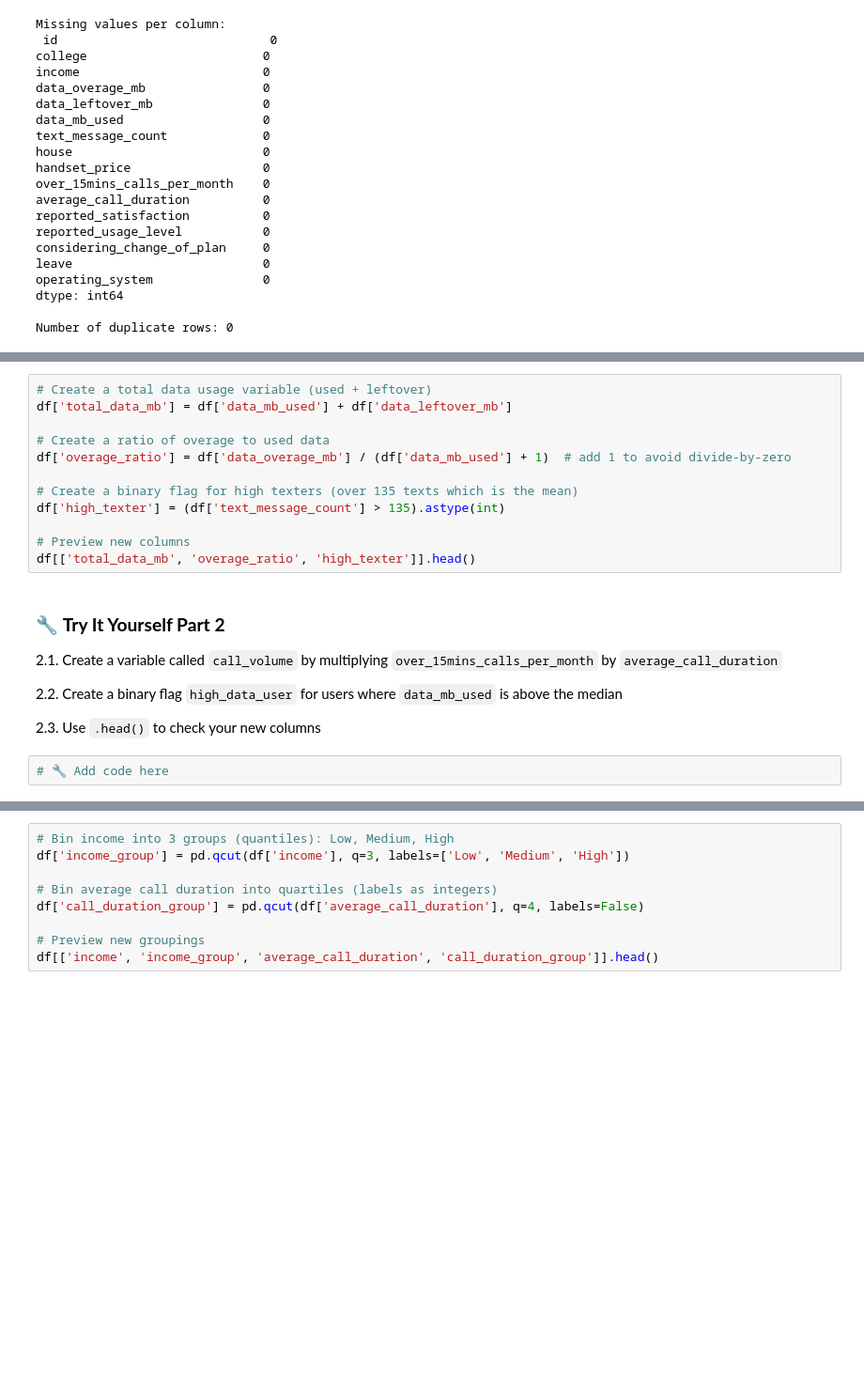
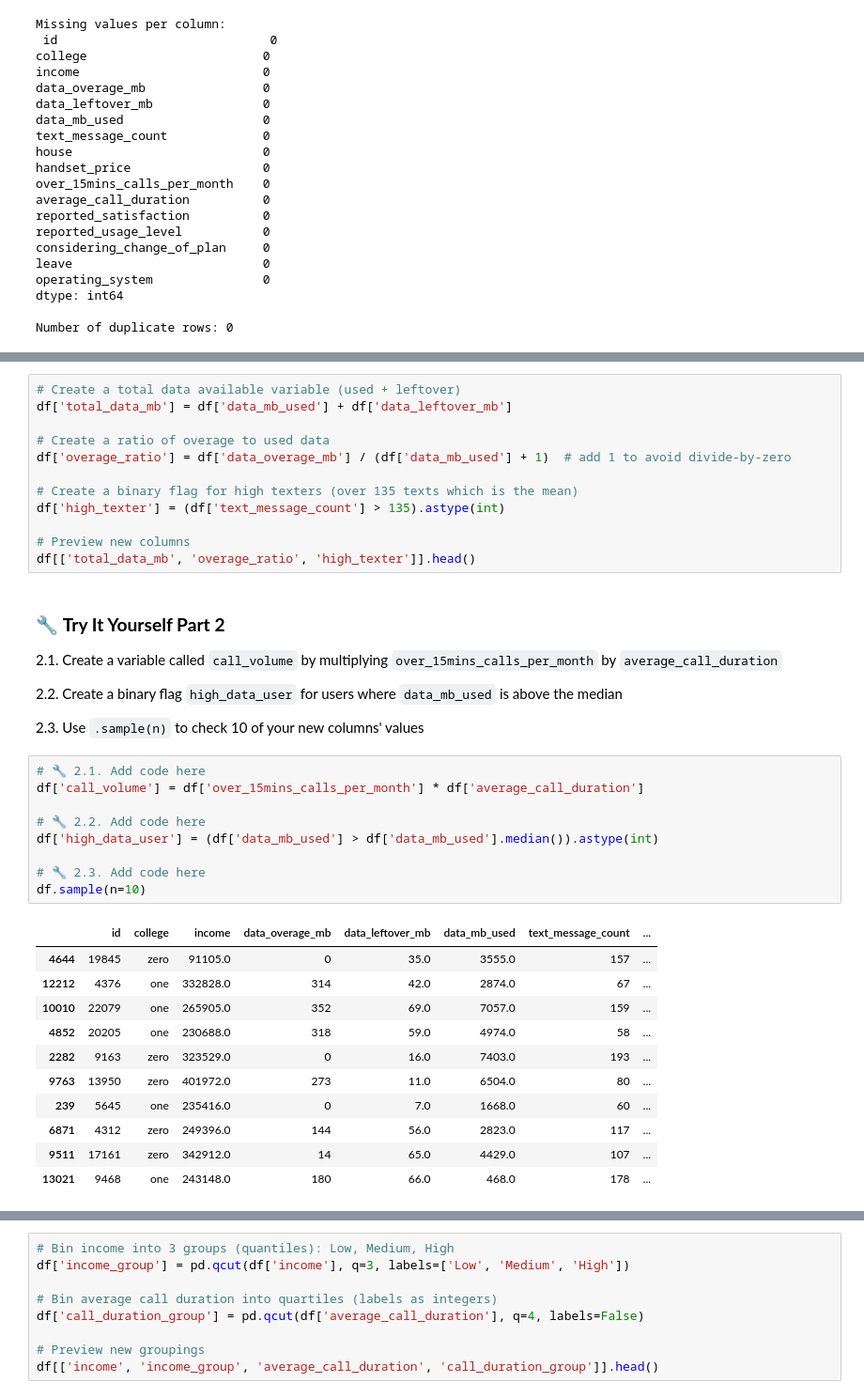
Before and after one commit to Luoxiaowanzi/IS-4487-Guide, a Jupyter notebook: Labs/lab_07_data_transformation.ipynb, the cells around one changed output, grey strips where cells are left out. Shown at 94% size. Cells and saved outputs as stored; diff of their text form; blank space fills up the shorter version.

```diff
--- a/Labs/lab_07_data_transformation.ipynb
+++ b/Labs/lab_07_data_transformation.ipynb
@@ -187,5 +191,5 @@ Things to think about:
 # %%
-# Create a total data usage variable (used + leftover)
+# Create a total data available variable (used + leftover)
 df['total_data_mb'] = df['data_mb_used'] + df['data_leftover_mb']
 
 # Create a ratio of overage to used data
@@ -203,7 +207,26 @@ df[['total_data_mb', 'overage_ratio', 'high_texter']].head()
 
 2.2. Create a binary flag `high_data_user` for users where `data_mb_used` is above the median
 
-2.3. Use `.head()` to check your new columns
+2.3. Use `.sample(n)` to check 10 of your new columns' values
-# %%
-# 🔧 Add code here
+# %%
+# 🔧 2.1. Add code here
+df['call_volume'] = df['over_15mins_calls_per_month'] * df['average_call_duration']
+
+# 🔧 2.2. Add code here
+df['high_data_user'] = (df['data_mb_used'] > df['data_mb_used'].median()).astype(int)
+
+# 🔧 2.3. Add code here
+df.sample(n=10)
+# %% [output]
+|  | id | college | income | data_overage_mb | data_leftover_mb | data_mb_used | text_message_count | ... |
+| 4644 | 19845 | zero | 91105.0 | 0 | 35.0 | 3555.0 | 157 | ... |
+| 12212 | 4376 | one | 332828.0 | 314 | 42.0 | 2874.0 | 67 | ... |
+| 10010 | 22079 | one | 265905.0 | 352 | 69.0 | 7057.0 | 159 | ... |
+| 4852 | 20205 | one | 230688.0 | 318 | 59.0 | 4974.0 | 58 | ... |
+| 2282 | 9163 | zero | 323529.0 | 0 | 16.0 | 7403.0 | 193 | ... |
+| 9763 | 13950 | zero | 401972.0 | 273 | 11.0 | 6504.0 | 80 | ... |
+| 239 | 5645 | one | 235416.0 | 0 | 7.0 | 1668.0 | 60 | ... |
+| 6871 | 4312 | zero | 249396.0 | 144 | 56.0 | 2823.0 | 117 | ... |
+| 9511 | 17161 | zero | 342912.0 | 14 | 65.0 | 4429.0 | 107 | ... |
+| 13021 | 9468 | one | 243148.0 | 180 | 66.0 | 468.0 | 178 | ... |
 # %% [markdown]
```
Also changed, not shown: parts of 3 cells of this notebook.
